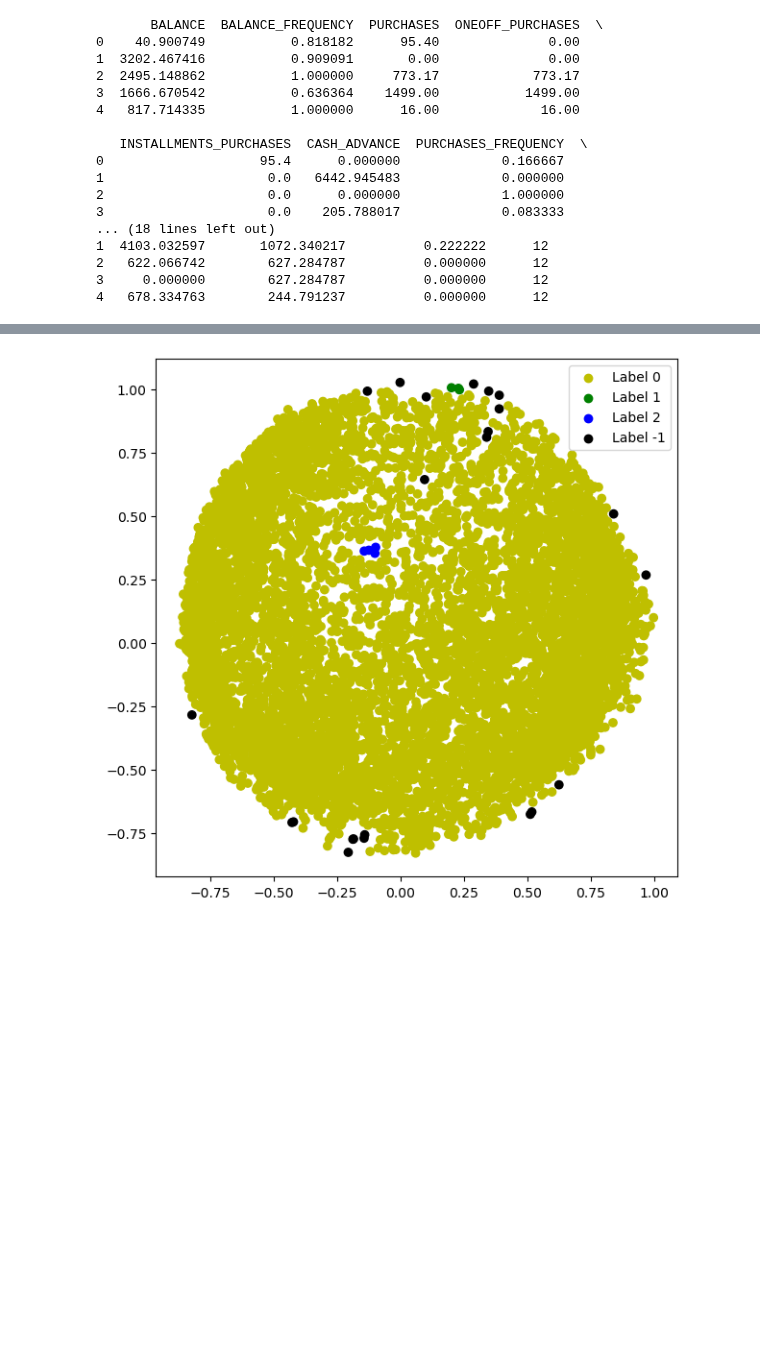
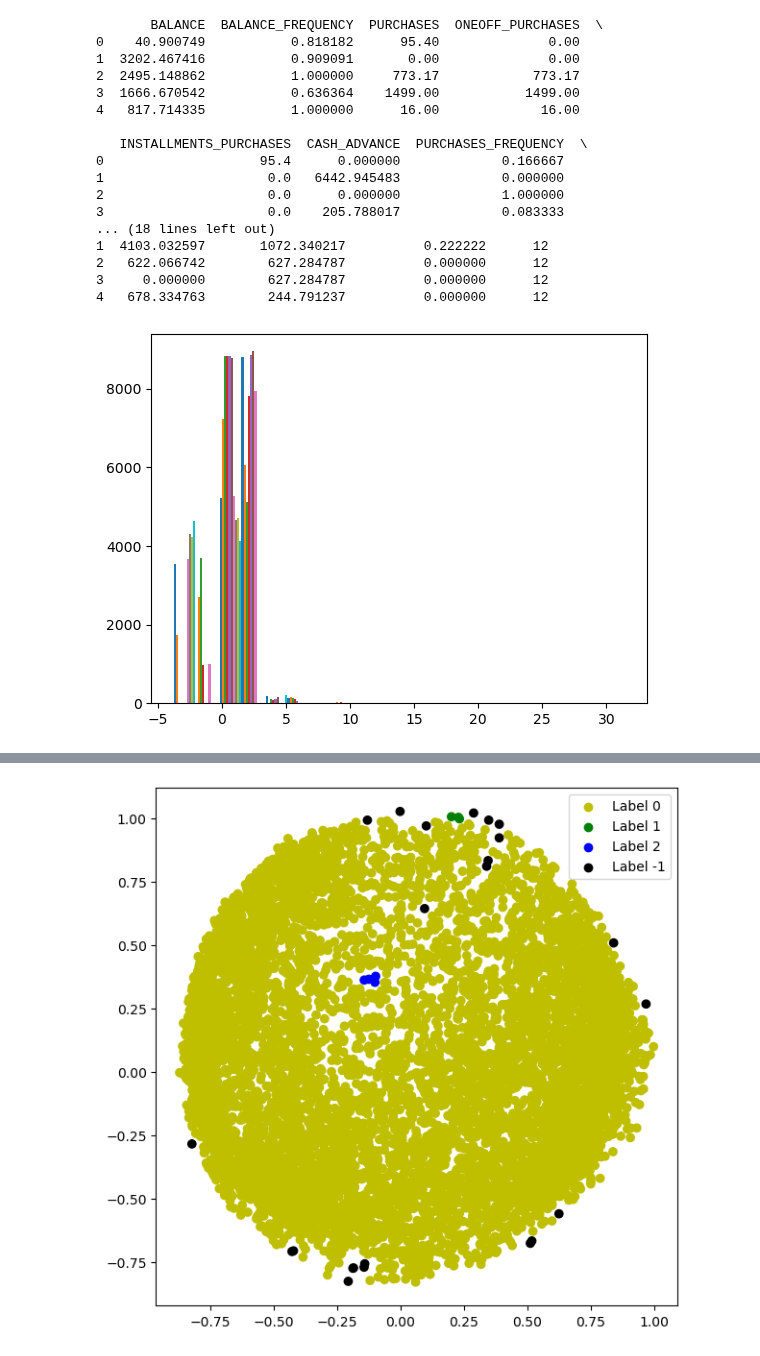
Before and after one commit to meticulousdev/Torch, a Jupyter notebook: chap03/results/dbscan_pca_example.ipynb, the cells around one changed output, grey strips where cells are left out. Cells and saved outputs as stored; diff of their text form; code cells hidden in the pictures; blank space fills up the shorter version.

```diff
--- a/chap03/results/dbscan_pca_example.ipynb
+++ b/chap03/results/dbscan_pca_example.ipynb
@@ -34,0 +38,5 @@ print(X.head())
+# %%
+plt.hist(X_scaled)
+plt.show()
+# %% [output]
+[figure, added]
```
Also changed, not shown: parts of 4 cells of this notebook, 1 other file.
